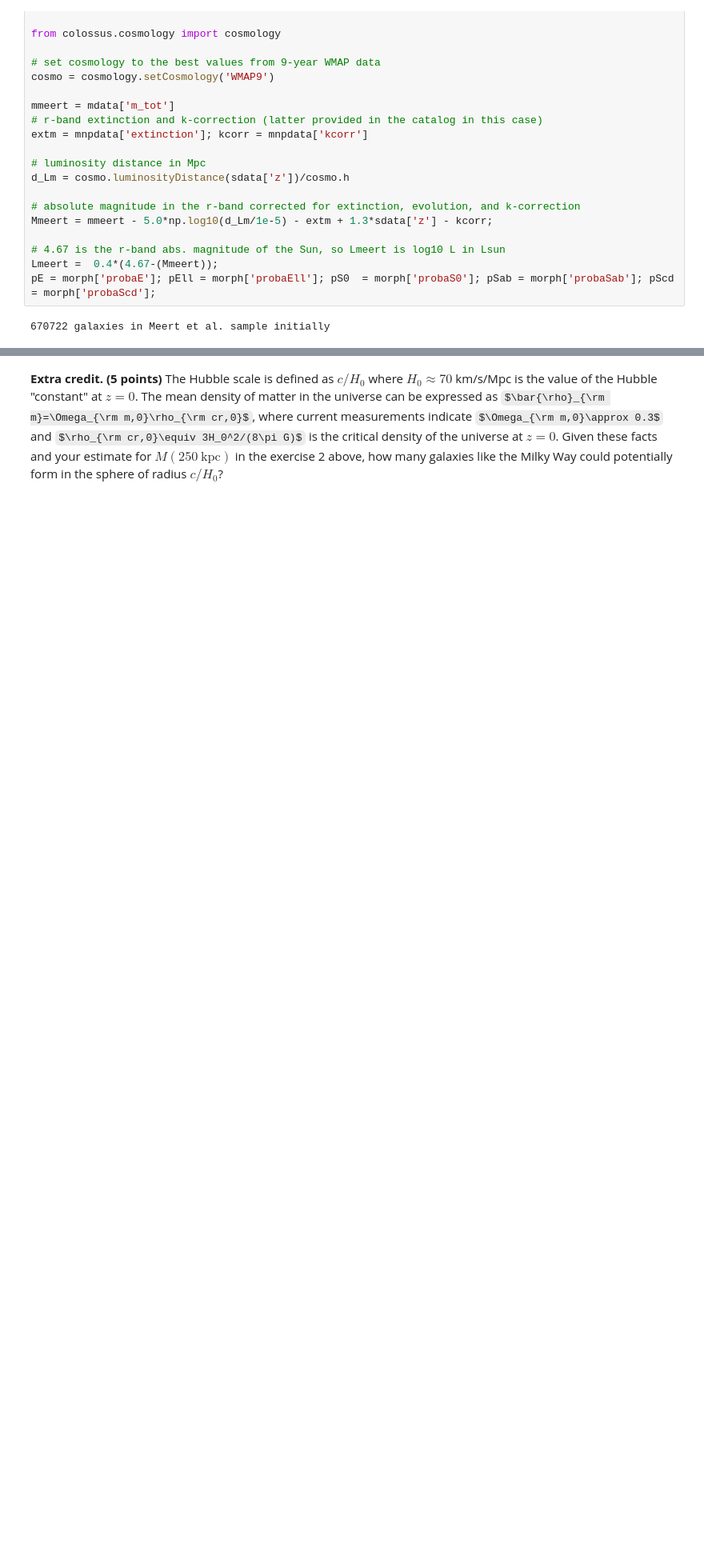
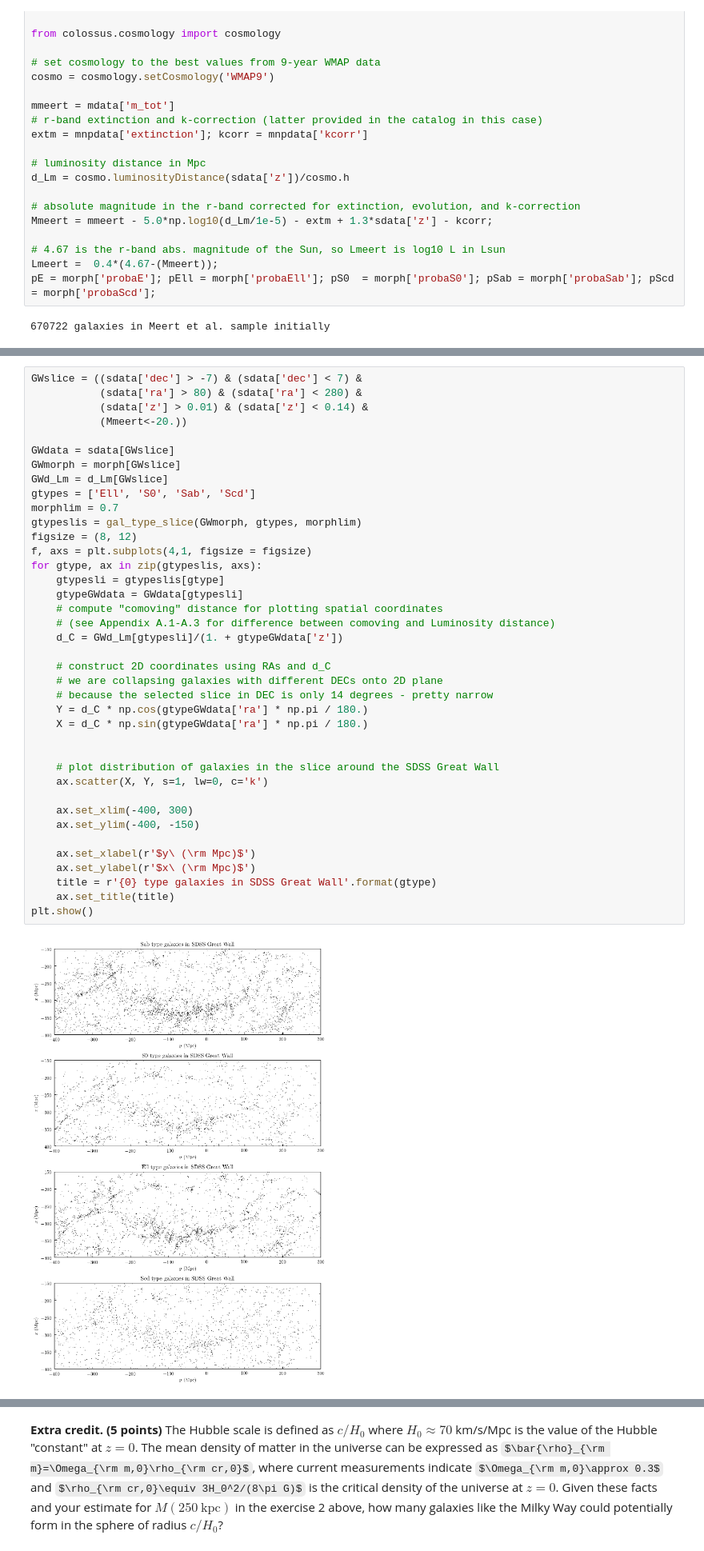
Before and after one commit to tjhoyt/galaxies_hw, a Jupyter notebook: hw3_hoyt_taylor.ipynb, the cells around one changed output, grey strips where cells are left out. Shown at 80% size. Cells and saved outputs as stored; diff of their text form; some formulas as TeX source; blank space fills up the shorter version.

```diff
--- a/hw3_hoyt_taylor.ipynb
+++ b/hw3_hoyt_taylor.ipynb
@@ -414,3 +407,44 @@ plt.show()
+# %%
+GWslice = ((sdata['dec'] > -7) & (sdata['dec'] < 7) &
+           (sdata['ra'] > 80) & (sdata['ra'] < 280) &
+           (sdata['z'] > 0.01) & (sdata['z'] < 0.14) &
+           (Mmeert<-20.))
+
+GWdata = sdata[GWslice]
+GWmorph = morph[GWslice]
+GWd_Lm = d_Lm[GWslice]
+gtypes = ['Ell', 'S0', 'Sab', 'Scd']
+morphlim = 0.7
+gtypeslis = gal_type_slice(GWmorph, gtypes, morphlim)
+figsize = (8, 12)
+f, axs = plt.subplots(4,1, figsize = figsize)
+for gtype, ax in zip(gtypeslis, axs):
+    gtypesli = gtypeslis[gtype]
+    gtypeGWdata = GWdata[gtypesli]
+    # compute "comoving" distance for plotting spatial coordinates
+    # (see Appendix A.1-A.3 for difference between comoving and Luminosity distance)
+    d_C = GWd_Lm[gtypesli]/(1. + gtypeGWdata['z'])
+
+    # construct 2D coordinates using RAs and d_C
+    # we are collapsing galaxies with different DECs onto 2D plane
+    # because the selected slice in DEC is only 14 degrees - pretty narrow
+    Y = d_C * np.cos(gtypeGWdata['ra'] * np.pi / 180.)
+    X = d_C * np.sin(gtypeGWdata['ra'] * np.pi / 180.)
+
+
+    # plot distribution of galaxies in the slice around the SDSS Great Wall
+    ax.scatter(X, Y, s=1, lw=0, c='k')
+
+    ax.set_xlim(-400, 300)
+    ax.set_ylim(-400, -150)
+
+    ax.set_xlabel(r'$y\ (\rm Mpc)$')
+    ax.set_ylabel(r'$x\ (\rm Mpc)$')
+    title = r'{0} type galaxies in SDSS Great Wall'.format(gtype)
+    ax.set_title(title)
+plt.show()
+# %% [output]
+[figure, added]
 # %%
 ### gets slice for each galaxy type ###
 
```
Also changed, not shown: parts of 24 cells of this notebook.
